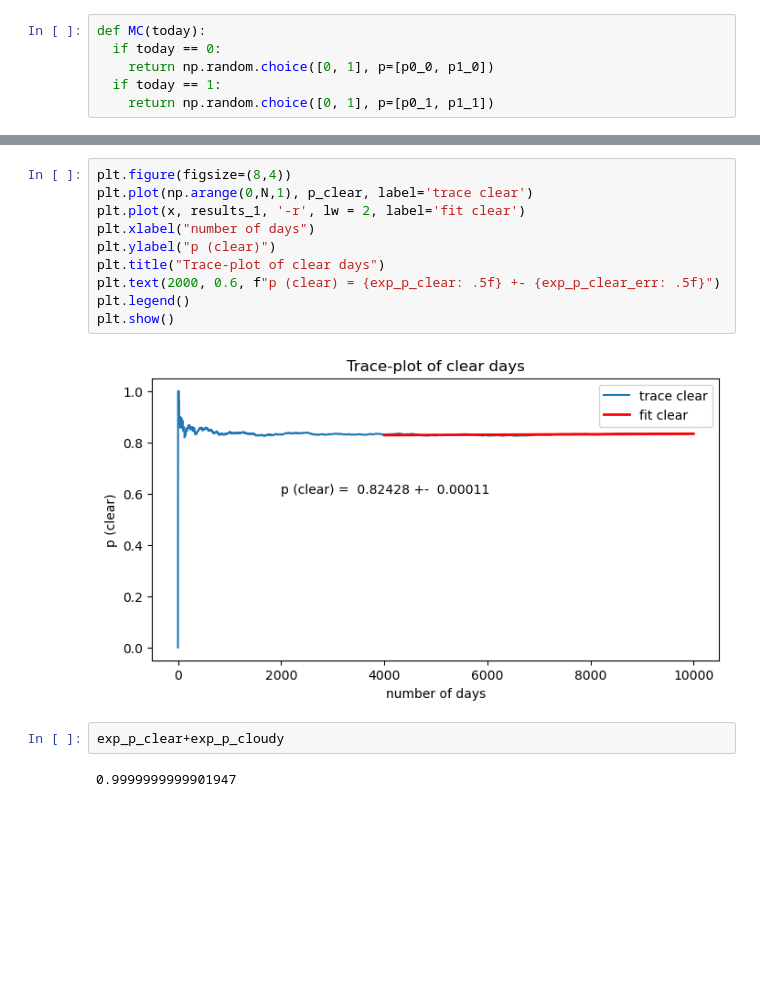
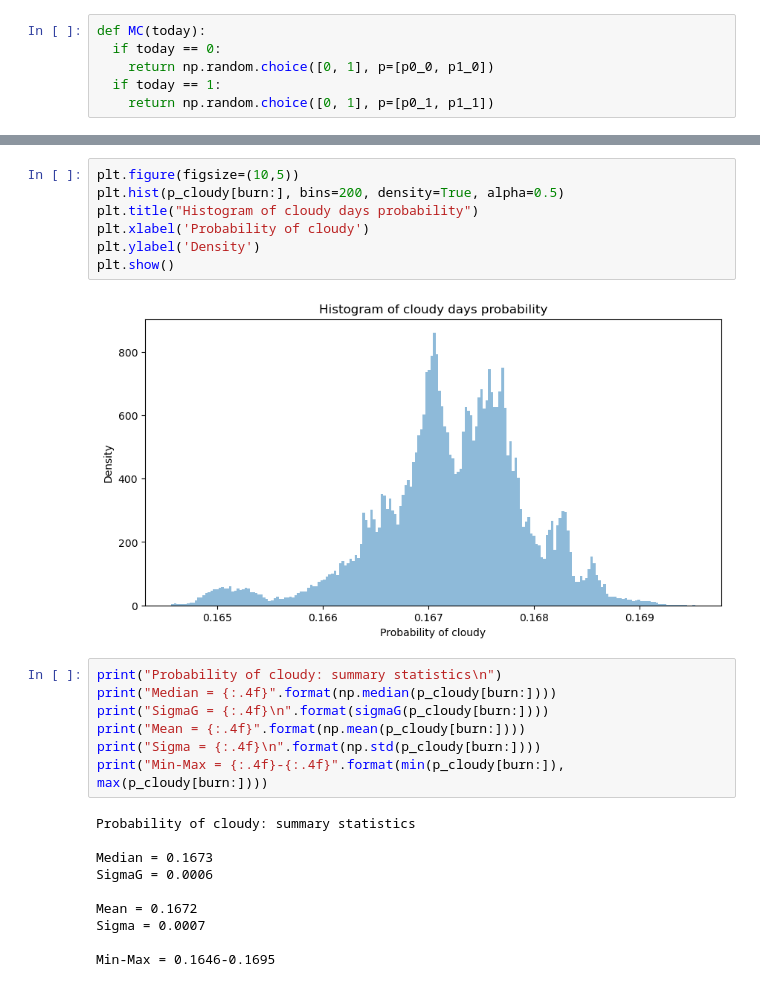
Before and after one commit to EmanuelaMenditto/astrostatistics_bicocca_2025, a Jupyter notebook: working/L10_MarkovChain.ipynb, the cells around one changed output, grey strips where cells are left out. Cells and saved outputs as stored; diff of their text form; blank space fills up the shorter version.

```diff
--- a/working/L10_MarkovChain.ipynb
+++ b/working/L10_MarkovChain.ipynb
@@ -197,16 +67,26 @@ clear covariance matrix =
-# %%
-plt.figure(figsize=(8,4))
-plt.plot(np.arange(0,N,1), p_clear, label='trace clear')
-plt.plot(x, results_1, '-r', lw = 2, label='fit clear')
-plt.xlabel("number of days")
-plt.ylabel("p (clear)")
-plt.title("Trace-plot of clear days")
-plt.text(2000, 0.6, f"p (clear) = {exp_p_clear: .5f} +- {exp_p_clear_err: .5f}")
-plt.legend()
-plt.show()
-# %% [output]
-[figure, removed]
-# %%
-exp_p_clear+exp_p_cloudy
-# %% [output]
-0.9999999999901947
+# %%
+plt.figure(figsize=(10,5))
+plt.hist(p_cloudy[burn:], bins=200, density=True, alpha=0.5)
+plt.title("Histogram of cloudy days probability")
+plt.xlabel('Probability of cloudy')
+plt.ylabel('Density')
+plt.show()
+# %% [output]
+[figure, added]
+# %%
+print("Probability of cloudy: summary statistics\n")
+print("Median = {:.4f}".format(np.median(p_cloudy[burn:])))
+print("SigmaG = {:.4f}\n".format(sigmaG(p_cloudy[burn:])))
+print("Mean = {:.4f}".format(np.mean(p_cloudy[burn:])))
+print("Sigma = {:.4f}\n".format(np.std(p_cloudy[burn:])))
+print("Min-Max = {:.4f}-{:.4f}".format(min(p_cloudy[burn:]), max(p_cloudy[burn:])))
+# %% [output]
+Probability of cloudy: summary statistics
+
+Median = 0.1673
+SigmaG = 0.0006
+
+Mean = 0.1672
+Sigma = 0.0007
+
+Min-Max = 0.1646-0.1695
```
Also changed, not shown: parts of 25 cells of this notebook.
